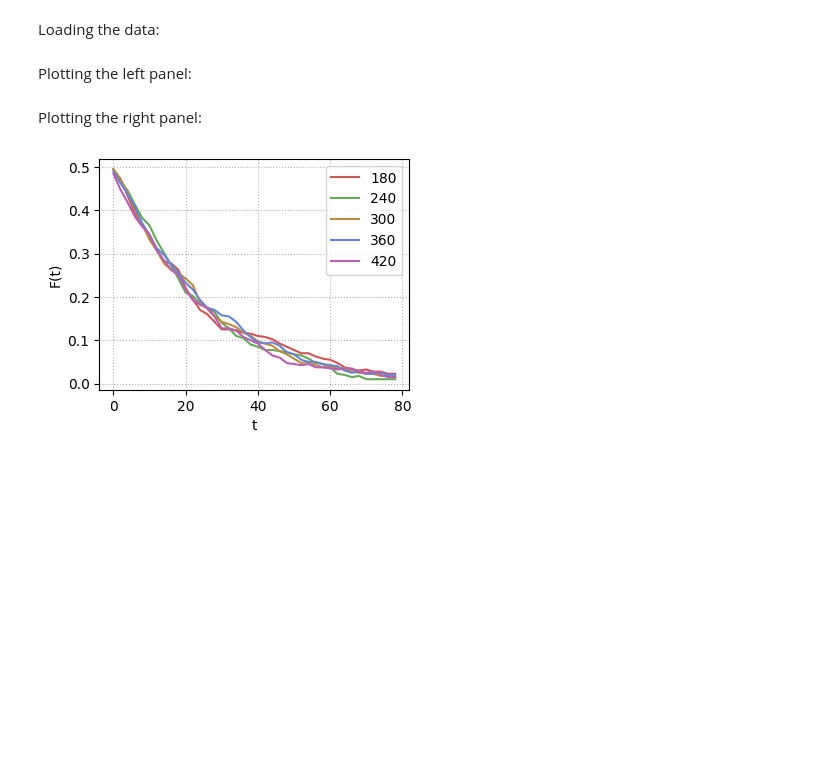
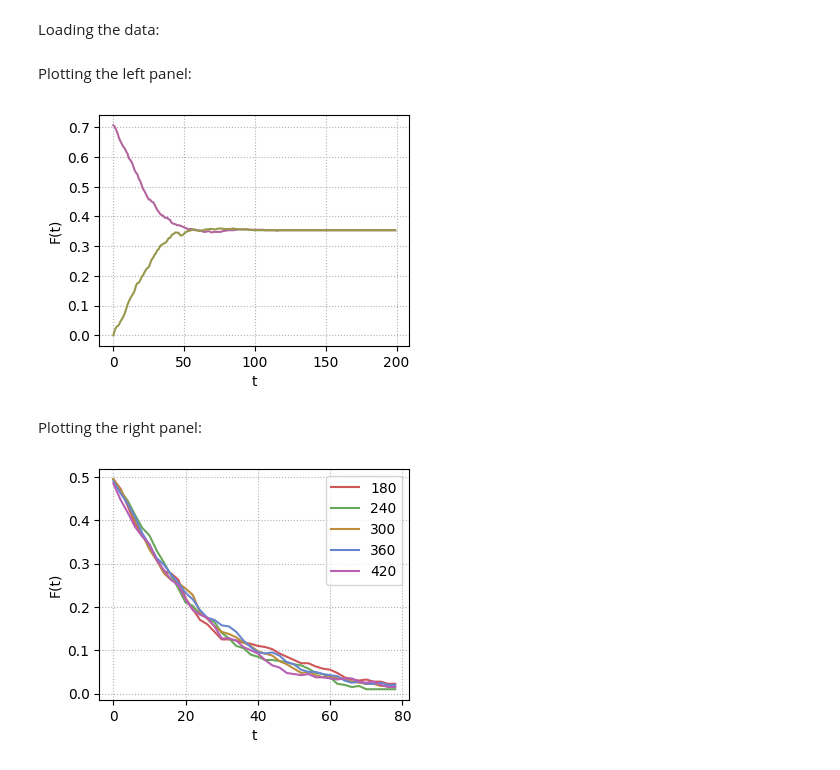
Before and after one commit to mablake90/super-cliffords, a Jupyter notebook: plotters/fig5.ipynb, the cells around one changed output. Drawn from its saved outputs; the diff is of its cells as text; code cells hidden in the pictures; blank space fills up the shorter version.

Commit message:
Updated chart plotters, added some additional data.

```diff
--- a/plotters/fig5.ipynb
+++ b/plotters/fig5.ipynb
@@ -15,5 +16,12 @@ for file in os.listdir(dir):
         data = np.load(dir + file)
         for arr in data:
             otoc_results[N] = data[arr]
+
+fig5_leftX = pd.read_csv("data/otoc_data/fig5/fig5_left/fig5_leftX.csv").mean(
+    axis=0
+)
+fig5_leftY = pd.read_csv("data/otoc_data/fig5/fig5_left/fig5_leftY.csv").mean(
+    axis=0
+)
 # %% [markdown]
 Plotting the left panel:
@@ -22,3 +28,17 @@ Plotting the left panel:
+# %%
+ts = np.arange(0, 200, 1)
+
+plt.figure(
+    figsize=(4, 3)
+)  # left: 0.133, bottom: 0.155 - need to fix these to make sure labels show.
+plt.plot(ts, fig5_leftX, color="#b3669e")
+plt.plot(ts, fig5_leftY, color="#98984d")
+plt.xlabel("t")
+plt.ylabel("F(t)")
+plt.grid(linestyle="dotted")
+plt.show()
+# %% [output]
+[figure, added]
 # %% [markdown]
 Plotting the right panel:
 # %%
```
Also changed, not shown: parts of 2 cells of this notebook, 4 other files.
